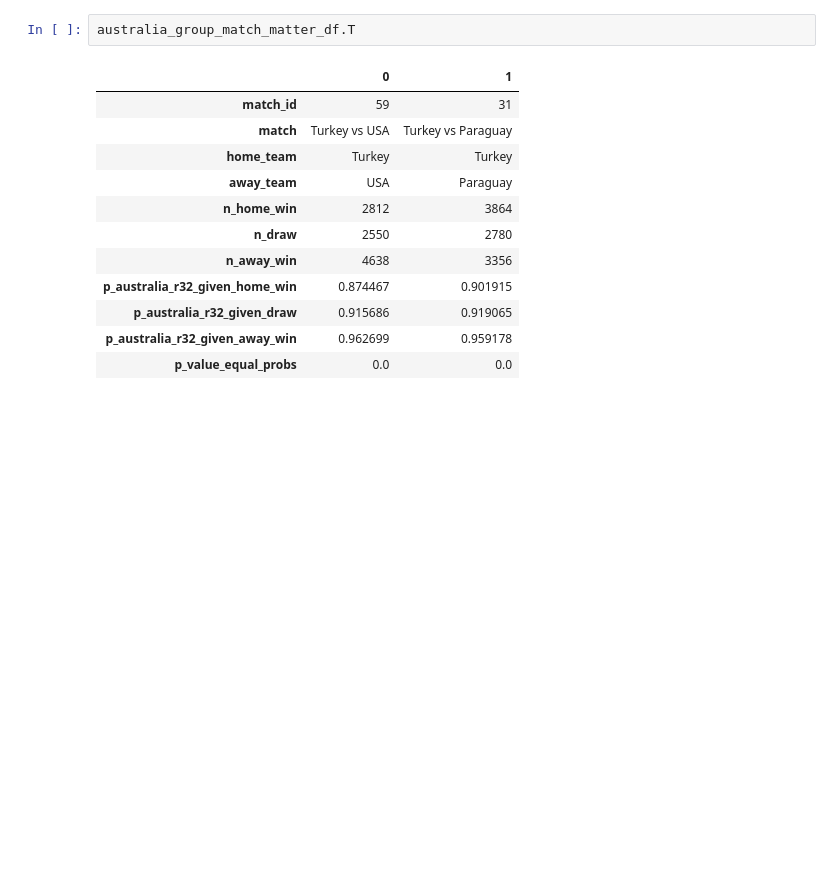
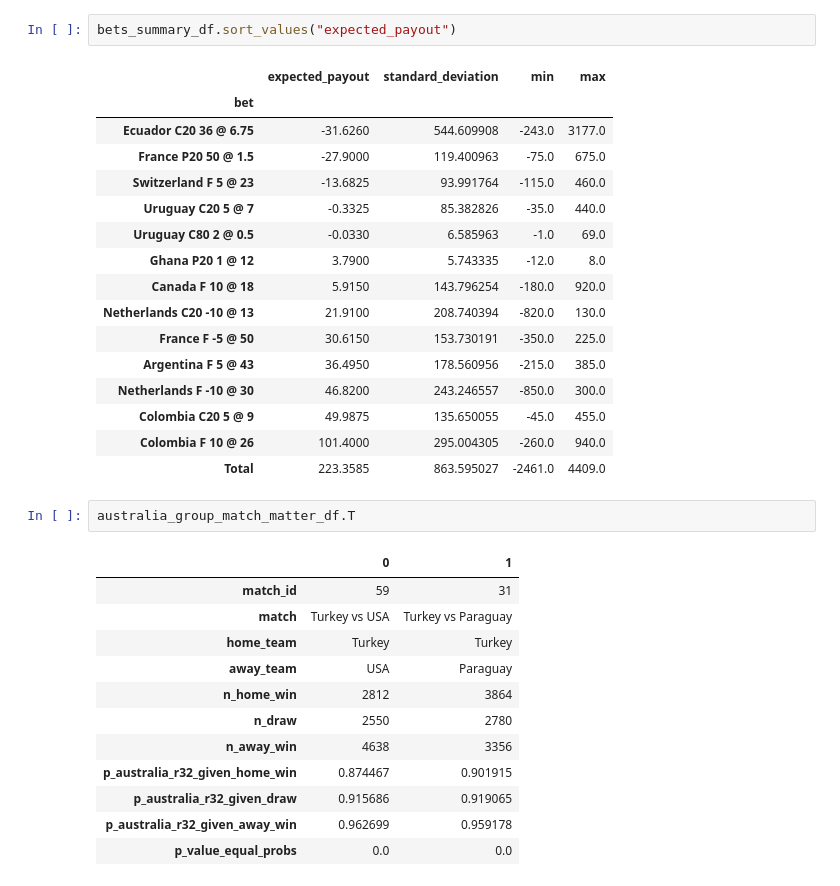
Before and after one commit to rwarneke/football_model, a Jupyter notebook: scratch.ipynb, the cells around one changed output. Saved outputs shown, nothing was run; the diff lists cells and outputs as text; blank space fills up the shorter version.

```diff
--- a/scratch.ipynb
+++ b/scratch.ipynb
@@ -128,3 +257,22 @@ australia_group_match_matter_df
+# %%
+bets_summary_df.sort_values("expected_payout")
+# %% [output]
+|  | expected_payout | standard_deviation | min | max |
+| bet |  |  |  |  |
+| Ecuador C20 36 @ 6.75 | -31.6260 | 544.609908 | -243.0 | 3177.0 |
+| France P20 50 @ 1.5 | -27.9000 | 119.400963 | -75.0 | 675.0 |
+| Switzerland F 5 @ 23 | -13.6825 | 93.991764 | -115.0 | 460.0 |
+| Uruguay C20 5 @ 7 | -0.3325 | 85.382826 | -35.0 | 440.0 |
+| Uruguay C80 2 @ 0.5 | -0.0330 | 6.585963 | -1.0 | 69.0 |
+| Ghana P20 1 @ 12 | 3.7900 | 5.743335 | -12.0 | 8.0 |
+| Canada F 10 @ 18 | 5.9150 | 143.796254 | -180.0 | 920.0 |
+| Netherlands C20 -10 @ 13 | 21.9100 | 208.740394 | -820.0 | 130.0 |
+| France F -5 @ 50 | 30.6150 | 153.730191 | -350.0 | 225.0 |
+| Argentina F 5 @ 43 | 36.4950 | 178.560956 | -215.0 | 385.0 |
+| Netherlands F -10 @ 30 | 46.8200 | 243.246557 | -850.0 | 300.0 |
+| Colombia C20 5 @ 9 | 49.9875 | 135.650055 | -45.0 | 455.0 |
+| Colombia F 10 @ 26 | 101.4000 | 295.004305 | -260.0 | 940.0 |
+| Total | 223.3585 | 863.595027 | -2461.0 | 4409.0 |
 # %%
 australia_group_match_matter_df.T
 # %% [output]
```
Also changed, not shown: parts of 1 cell of this notebook, 28 other files.
